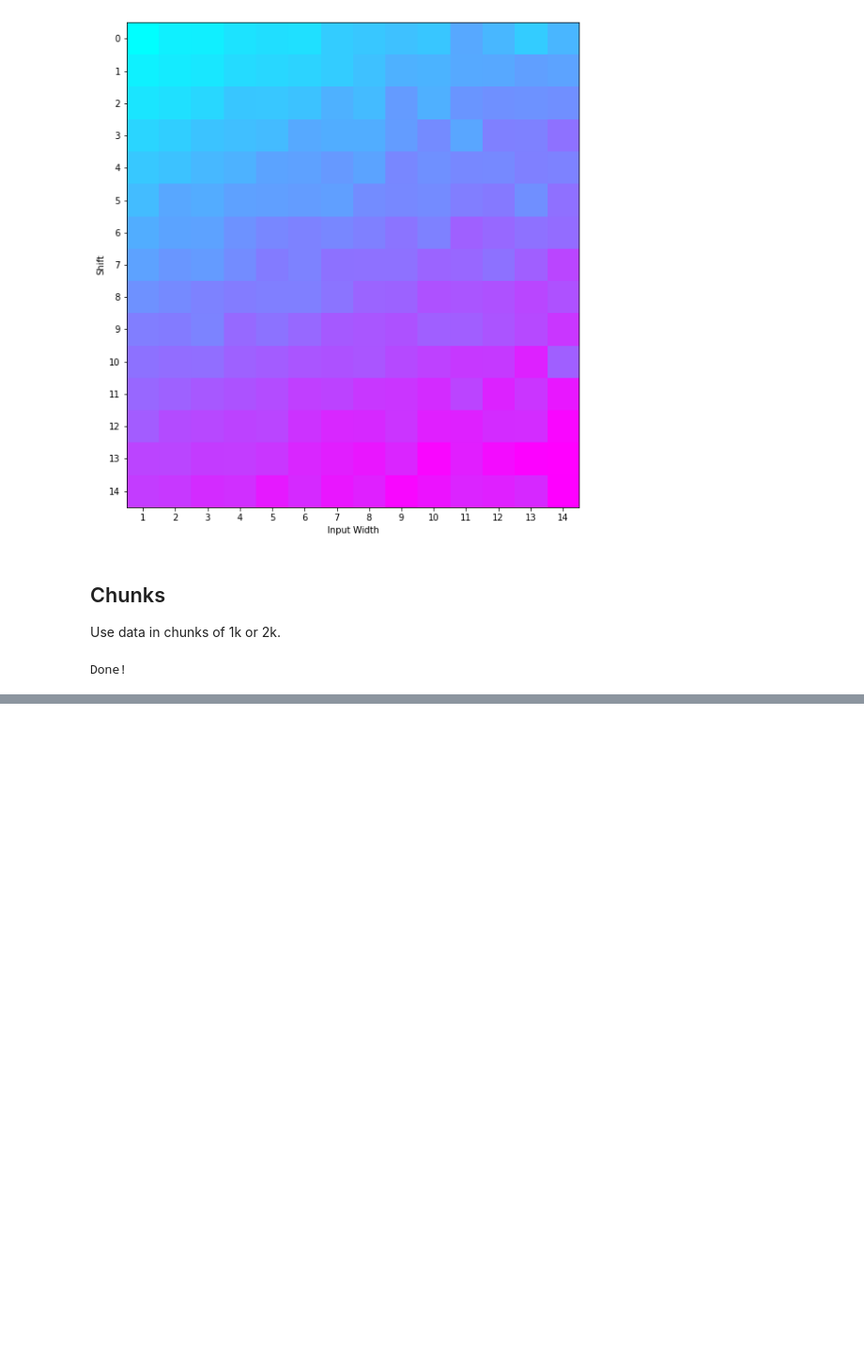
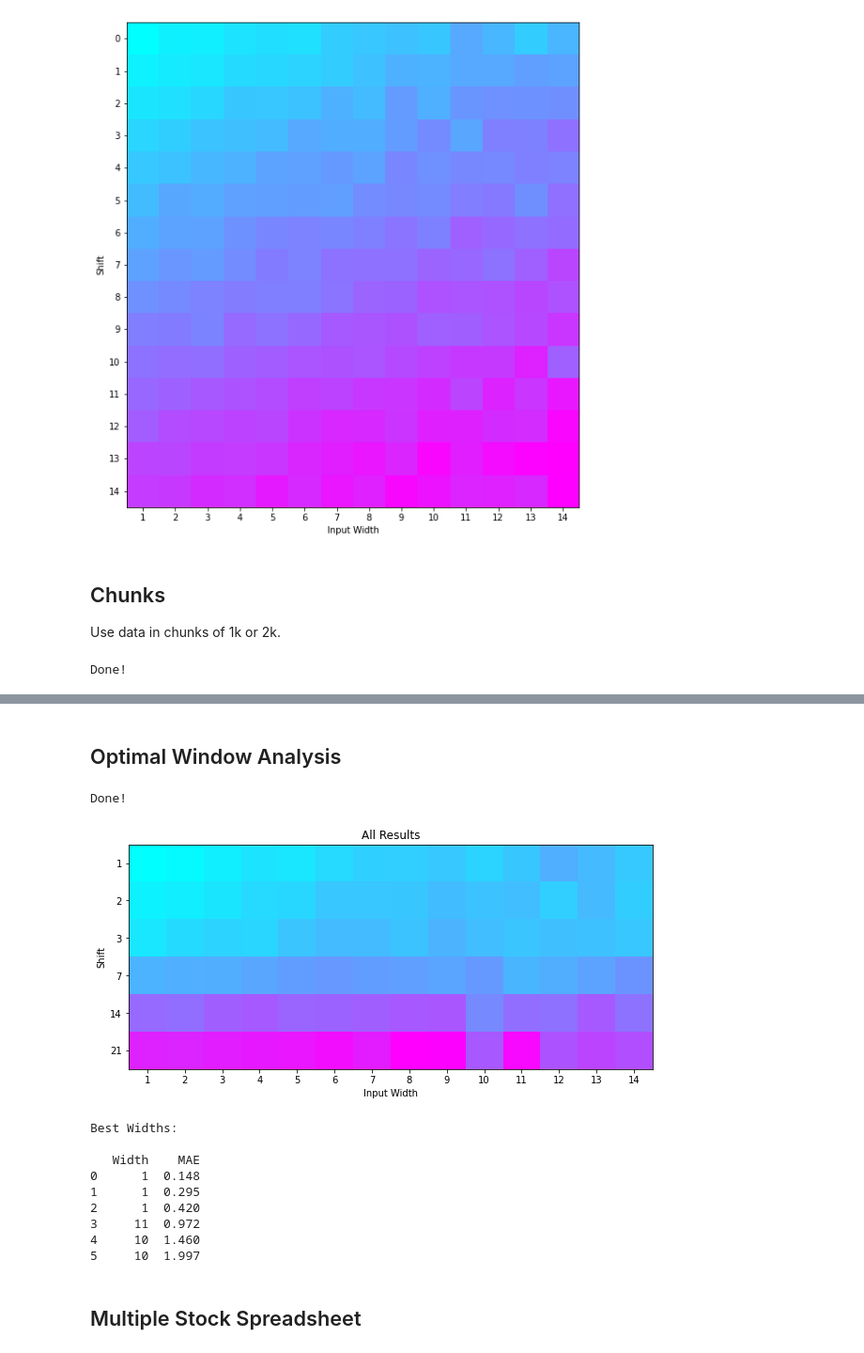
Before and after one commit to Grant-Syt/495_stock_forecast, a Jupyter notebook: stock_forecast.ipynb, the cells around one changed output, grey strips where cells are left out. Shown at 94% size. Saved outputs shown, nothing was run; the diff lists cells and outputs as text; code cells hidden in the pictures; blank space fills up the shorter version.

Commit message:
optimal widow and multi stock info

```diff
--- a/stock_forecast.ipynb
+++ b/stock_forecast.ipynb
@@ -439,0 +440,71 @@ mae 7: 13.5401
+# %% [markdown]
+## Optimal Window Analysis
+# %%
+grid = []
+shift_vals = [1,2,3,7,14,21]
+
+for shift_idx in shift_vals:
+    row = []
+    for input_width_idx in range(1,14+1):
+        model = ModelGenerator(train_df=train_df, val_df=val_df, test_df=test_df,
+                            input_width=input_width_idx, label_width=LABEL_WIDTH,
+                            shift=shift_idx, max_epochs=MAX_EPOCHS, label_columns=['y'])
+        history = model.compile_and_fit()
+        IPython.display.clear_output()
+        y, y_p, mae = model.test_model()
+        mae = mae*train_mean
+        row.append(mae)
+    grid.append(row)
+grid = np.array(grid)
+np.save('data/opt_perf_grid.npy', grid)
+if VERBOSE:
+    print('Done!')
+# print(grid)
+# %% [output]
+Done!
+# %%
+# load grid from drive
+grid = np.load('data/opt_perf_grid.npy')
+# print(grid)
+
+plt.figure(figsize=(10,10))
+plt.title('All Results')
+plt.imshow(grid, cmap='cool', interpolation='nearest')
+plt.yticks(range(0,5+1), shift_vals)
+plt.xticks(range(0,13+1), range(1,14+1))
+plt.xlabel('Input Width')
+plt.ylabel('Shift')
+plt.show()
+
+best_widths = []
+for sub_grid in grid:
+    min_val = sys.maxsize
+    count = 1
+    for val_array in sub_grid:
+        val = val_array[0]
+        if val < min_val:
+            best_width = count
+            min_val = val
+        count += 1
+    best_widths.append([best_width, min_val])
+
+temp = pd.DataFrame(best_widths)
+temp.rename(columns={0:'Width',
+                     1:'MAE'}, inplace=True)
+temp['MAE'] = temp['MAE'].astype(float).round(3)
+
+print('Best Widths:\n')
+print(temp)
+# %% [output]
+[figure, added]
+Best Widths:
+
+   Width    MAE
+0      1  0.148
+1      1  0.295
+2      1  0.420
+3     11  0.972
+4     10  1.460
+5     10  1.997
+# %% [markdown]
+## Multiple Stock Spreadsheet
```
Also changed, not shown: parts of 11 cells of this notebook, 2 other files.
